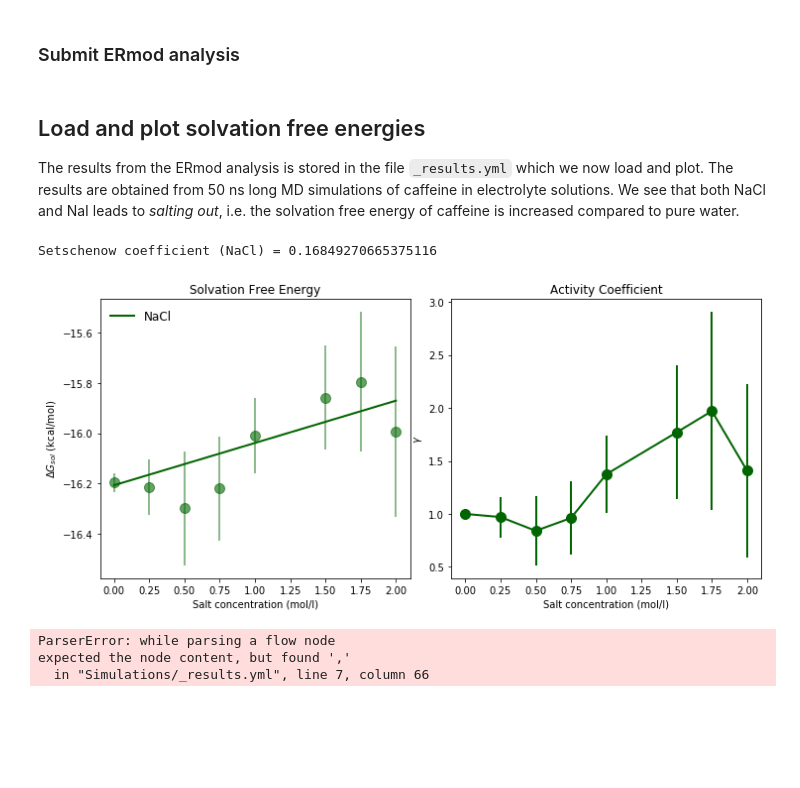
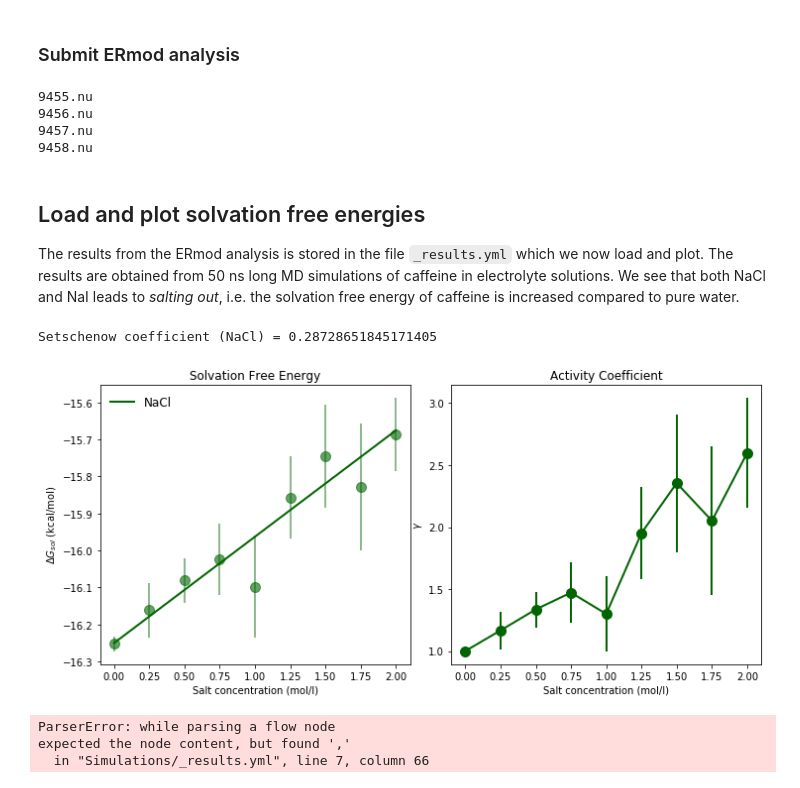
Before and after one commit to SHervoe-Hansen/Caffeine_solubility, a Jupyter notebook: Caffeine_solubility.ipynb, the cells around one changed output. Saved outputs shown, nothing was run; the diff lists cells and outputs as text; code cells hidden in the pictures; blank space fills up the shorter version.

Commit message:
Fixed PME parameters for ERmod and openMM

```diff
--- a/Caffeine_solubility.ipynb
+++ b/Caffeine_solubility.ipynb
@@ -63,14 +63,14 @@ salts = {'NaCl': {'Cation': 'Na', 'Anion': 'Cl'},
 
 # Concentrations of salts behaiving ideally
 salt_concentrations = {0.00: {'Caffeine': 1, 'Water': 1000, 'Cation':0,  'Anion':0},
-                       0.25: {'Caffeine': 1, 'Water': 1000, 'Cation':5,  'Anion':5},    # Calc concentration
+#                       0.25: {'Caffeine': 1, 'Water': 1000, 'Cation':5,  'Anion':5},    # Calc concentration
                        0.50: {'Caffeine': 1, 'Water': 1000, 'Cation':9,  'Anion':9},
-                       0.75: {'Caffeine': 1, 'Water': 1000, 'Cation':14, 'Anion':14},   # Calc concentration
+#                       0.75: {'Caffeine': 1, 'Water': 1000, 'Cation':14, 'Anion':14},   # Calc concentration
                        1.00: {'Caffeine': 1, 'Water': 1000, 'Cation':18, 'Anion':18},
-                       1.25: {'Caffeine': 1, 'Water': 1000, 'Cation':23, 'Anion':23},   # Calc concentration
+#                       1.25: {'Caffeine': 1, 'Water': 1000, 'Cation':23, 'Anion':23},   # Calc concentration
                        1.50: {'Caffeine': 1, 'Water': 1000, 'Cation':27, 'Anion':27},
-                       1.75: {'Caffeine': 1, 'Water': 1000, 'Cation':32, 'Anion':32},   # Calc concentration
-                       2.00: {'Caffeine': 1, 'Water': 1000, 'Cation':36, 'Anion':36}
+#                       1.75: {'Caffeine': 1, 'Water': 1000, 'Cation':32, 'Anion':32},   # Calc concentration
+#                       2.00: {'Caffeine': 1, 'Water': 1000, 'Cation':36, 'Anion':36}
                       }
 # %% [markdown]
 ### Construction of topology (.top) and structure (.pdb) files
@@ -447,7 +565,7 @@ for concentration in salt_concentrations:
 ### Submit ERmod analysis
 # %%
 submit_script="""#!/bin/bash
-#PBS -l nodes=1:ppn=36:nu-G01          # 1 node, 36 cores, GPU node nu-G01
+#PBS -l nodes=1:ppn=36:cpu         # 1 node, 36 cores, GPU node nu-G01
 #PBS -N ermod_{conc}                  # Name of job
 #PBS -e ermod.err                     # error output
 #PBS -o ermod.out                     # output file name
@@ -480,6 +598,11 @@ for concentration in salt_concentrations:
             text_file.write(submit_script.format(path=os.getcwd(), conc=conc))
     !qsub submit_ermod.pbs
     time.sleep(1)
+# %% [output]
+9455.nu
+9456.nu
+9457.nu
+9458.nu
 # %% [markdown]
 ## Load and plot solvation free energies
 
@@ -489,40 +612,40 @@ We see that both NaCl and NaI leads to *salting out*, i.e. the solvation free en
 %cd -q $homedir
 kcal_to_kT = 1.688 # Assuming 298.15 K
 
-with open('Simulations/old_simulations/_results.yml') as f: # open structured result file (YAML)
+with open('Simulations/_results.yml') as f: # open structured result file (YAML)
 
     r = yaml.load(f, Loader=yaml.Loader)
 
     fig, (ax1, ax2) = plt.subplots(1,2, sharex=True)
     fig.set_size_inches(10,4.5)
     fig.tight_layout()
 
     for d in r['salts']: # loop over all salt types
         conc   = np.array(d['conc'])                       # molar conc.
         mu     = unumpy.uarray(d['muexcess'], d['error'])  # excess chem. pot. and error
         mu0    = mu[0]                                     # in pure water
         gamma  = unumpy.exp( (mu-mu0)*kcal_to_kT )         # activity coefficient
         fit    = np.polyfit(conc, unumpy.nominal_values(mu), 1, w=1/unumpy.std_devs(mu))
         fit_fn = np.poly1d(fit)
         print("Setschenow coefficient ("+d['label']+") =", fit[0])
         ax1.errorbar(conc, unumpy.nominal_values(mu), yerr=unumpy.std_devs(mu),
                      fmt='o', c=d['color'], alpha=0.6, ms=10)
         ax1.plot(conc, fit_fn(conc), label=d['label'], c=d['color'], lw=2, ms=10)
         ax2.errorbar(conc, unumpy.nominal_values(gamma), yerr=unumpy.std_devs(gamma),
                      label=d['label'], c=d['color'], lw=2, marker='o', ms=10)
 
     ax1.set_title('Solvation Free Energy')
     ax2.set_title('Activity Coefficient')
     ax1.set_xlabel('Salt concentration (mol/l)')
     ax1.set_ylabel('$\Delta G_{sol}$ (kcal/mol)')
     ax2.set_xlabel('Salt concentration (mol/l)')
     ax2.set_ylabel('$\gamma$')
     ax1.legend(loc=2, frameon=False, fontsize='large')
 #plt.savefig('images/Free_energy.pdf', bbox_inches='tight')
 plt.show()
 # %% [output]
-Setschenow coefficient (NaCl) = 0.16849270665375116
+Setschenow coefficient (NaCl) = 0.28728651845171405
-[figure, old version]
+[figure, new version]
 # %%
 %cd -q $homedir
 
```
Also changed, not shown: parts of 5 cells of this notebook.
